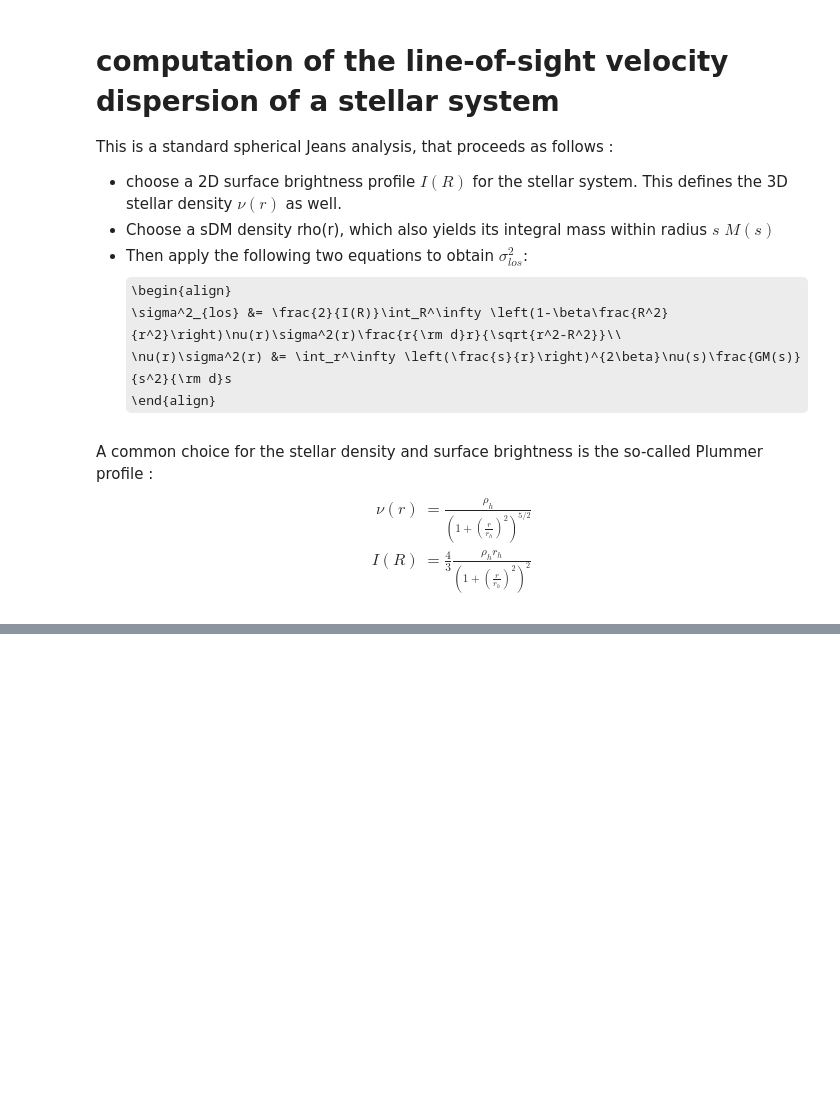
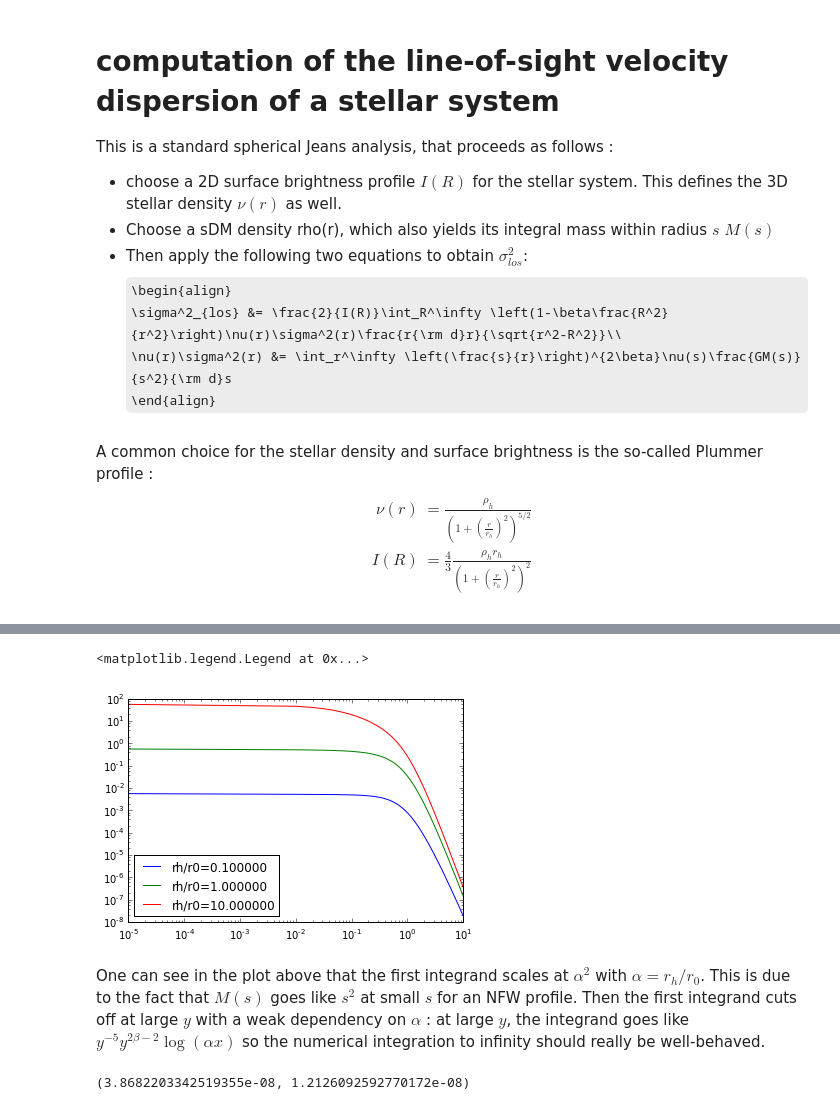
Before and after one commit to achiappo/FRESKA, a Jupyter notebook: spherical_jeans_analysis.ipynb, the cells around one changed output, grey strips where cells are left out. Drawn from its saved outputs; the diff is of its cells as text; code cells hidden in the pictures; some formulas as TeX source; blank space fills up the shorter version.

Commit message:
more numerical analyses

```diff
--- a/spherical_jeans_analysis.ipynb
+++ b/spherical_jeans_analysis.ipynb
@@ -84,9 +92,30 @@ plt.loglog(x,yy, '.')
 # %%
 beta=-0.005
 def integrand1(y, alpha):
-    result = nu(y, 1, 1)*mu(y*alpha)/y**(2.-2.*beta)
+    result = nu(y, 1, 1)*get_M_NFW(y*alpha)/y**(2.-2.*beta)
     return result
 
-def integral1(ymin,alpha):
-    res,err = quad(integrand1, r, +np.inf, args=(alpha) )
-    return res, err
+#alpha=rh/r0
+#start=zR/rh
+alpha=1
+start=1.e-5
+for alpha in [0.1,1,10]:
+    int1_y=np.linspace(1.e-5, 10, 1000)
+    plt.loglog(int1_y, integrand1(int1_y, alpha),label="rh/r0=%f"%alpha)
+plt.legend(loc=3)
+# %% [output]
+<matplotlib.legend.Legend at 0x...>
+[figure, added]
+# %% [markdown]
+One can see in the plot above that the first integrand scales at $\alpha^2$ with $\alpha=r_h/r_0$. This is due to the fact that $M(s)$ goes like $s^2$ at small $s$ for an NFW profile.
+Then the first integrand cuts off at large $y$ with a weak dependency on $\alpha$ :  at large $y$, the integrand goes like $y^{-5}y^{2\beta-2}\log(\alpha x)$ so the numerical integration to infinity should really be well-behaved.
+# %%
+def integral1(ymin,alpha):
+    res,err = quad(integrand1, ymin, +np.inf, args=(alpha) )
+    return res, err
+
+ymin=10
+alpha=0.1
+print integral1(ymin,alpha)
+# %% [output]
+(3.8682203342519355e-08, 1.2126092592770172e-08)
```
Also changed, not shown: parts of 2 cells of this notebook.
